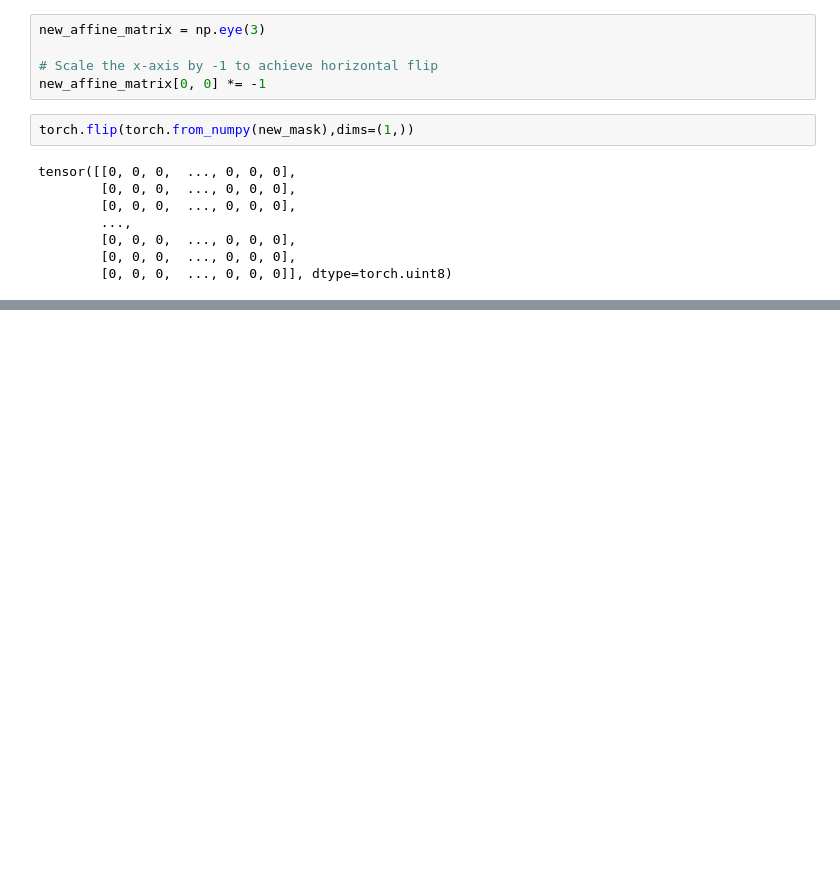
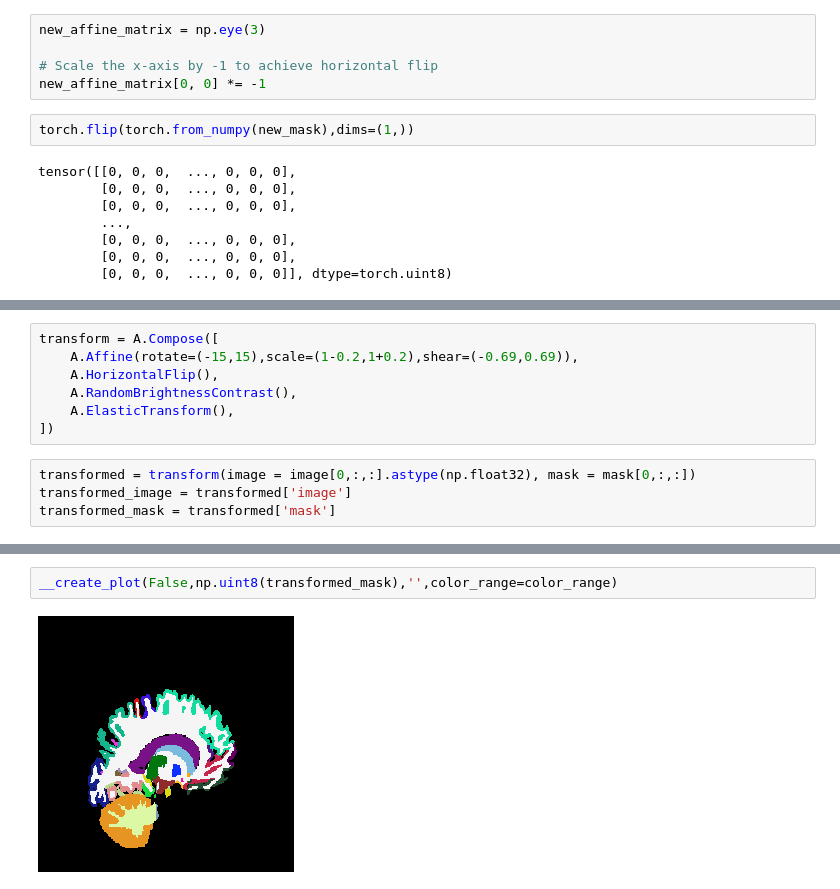
Before and after one commit to sabeenlohawala/brain_segmentation, a Jupyter notebook: notebooks/augmentation_scratch.ipynb, the cells around one changed output, grey strips where cells are left out. Drawn from its saved outputs; the diff is of its cells as text; blank space fills up the shorter version.

```diff
--- a/notebooks/augmentation_scratch.ipynb
+++ b/notebooks/augmentation_scratch.ipynb
@@ -682,0 +725,11 @@ tensor([[0, 0, 0,  ..., 0, 0, 0],
+# %%
+transform = A.Compose([
+    A.Affine(rotate=(-15,15),scale=(1-0.2,1+0.2),shear=(-0.69,0.69)),
+    A.HorizontalFlip(),
+    A.RandomBrightnessContrast(),
+    A.ElasticTransform(),
+])
+# %%
+transformed = transform(image = image[0,:,:].astype(np.float32), mask = mask[0,:,:])
+transformed_image = transformed['image']
+transformed_mask = transformed['mask']
@@ -682,0 +748,4 @@ tensor([[0, 0, 0,  ..., 0, 0, 0],
+# %%
+__create_plot(False,np.uint8(transformed_mask),'',color_range=color_range)
+# %% [output]
+[figure, added]
```
Also changed, not shown: parts of 26 cells of this notebook, 6 other files.
